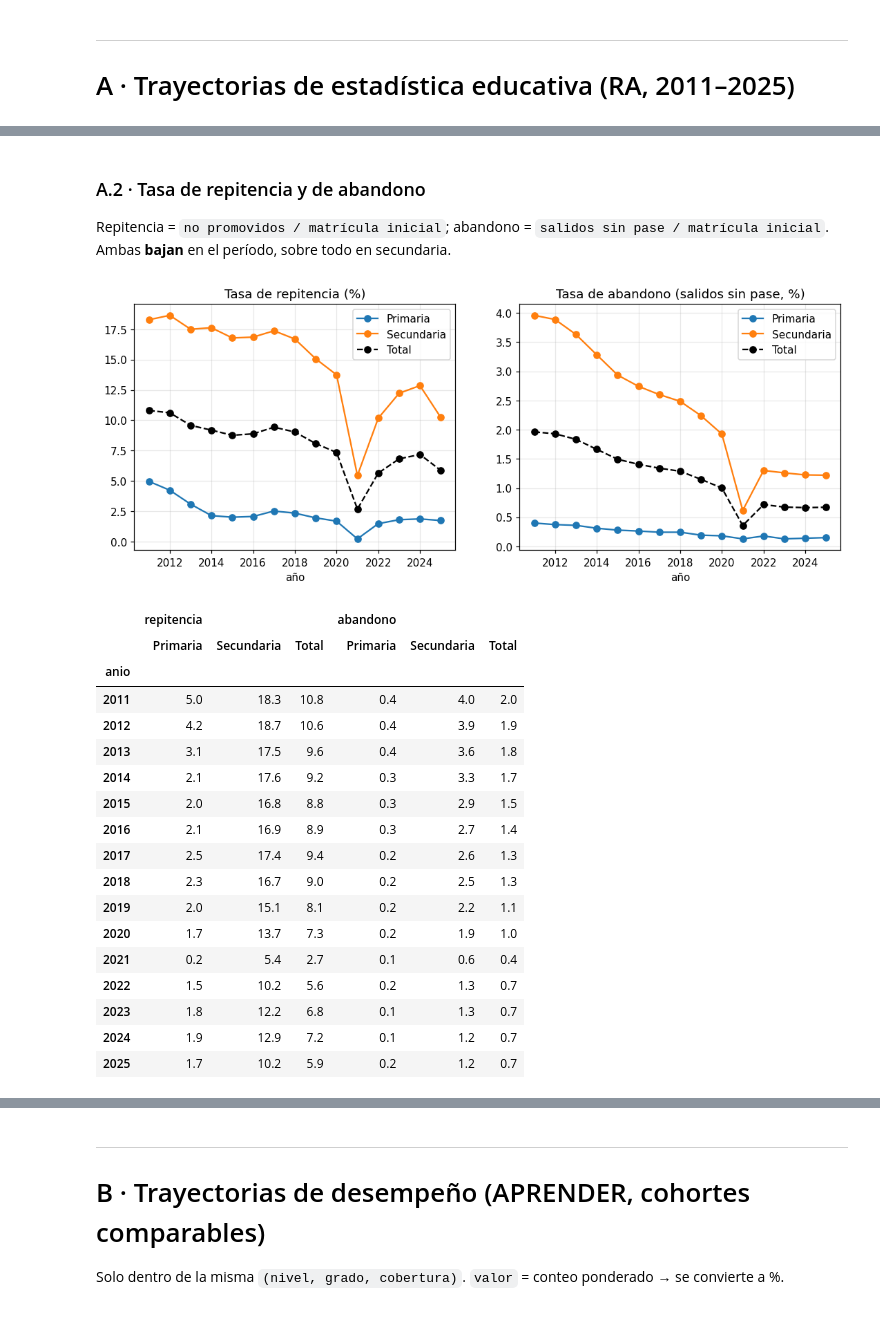
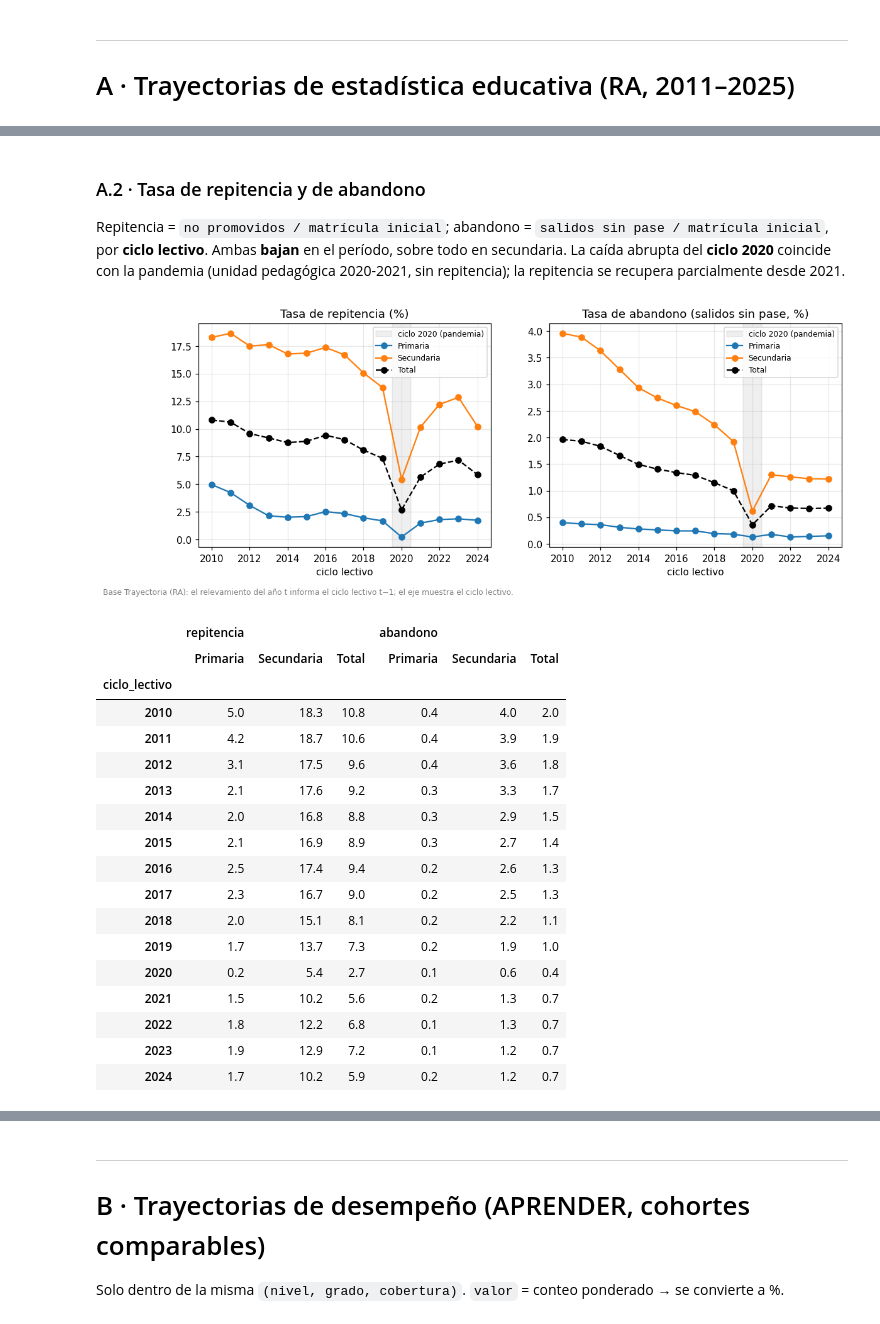
Before and after one commit to santiagoriverti/analisis_pruebas_aprender, a Jupyter notebook: 01_analisis.ipynb, the cells around one changed output, grey strips where cells are left out. Drawn from its saved outputs; the diff is of its cells as text; code cells hidden in the pictures.

```diff
--- a/01_analisis.ipynb
+++ b/01_analisis.ipynb
@@ -70,6 +80,19 @@ def suma_anios(df, prefijo, anios_estudio):
     return df.groupby('anio')[cols].sum().sum(axis=1)
 def tasa(df, numerador, anios_estudio):
     return (suma_anios(df, numerador, anios_estudio) / suma_anios(df, 'inicial', anios_estudio) * 100)
+
+# --- RA Trayectoria: el relevamiento del año t informa el ciclo lectivo t-1 ---
+NOTA_CICLO = ('Base Trayectoria (RA): el relevamiento del año t informa el ciclo lectivo t−1; '
+              'el eje muestra el ciclo lectivo.')
+def a_ciclo_lectivo(tabla):
+    out = tabla.copy(); out.index = out.index - 1; out.index.name = 'ciclo_lectivo'
+    return out
+
+# --- Estilo de líneas: la serie 'Total' en negro punteado, el resto línea con marcador ---
+def estilo_total(columnas):
+    return {col: ('k--o' if str(col).startswith('Total') else '-o') for col in columnas}
+def nota(fig, texto):
+    fig.text(0.01, -0.03, texto, fontsize=8, color='gray', ha='left', va='top')
 
 # --- APRENDER: armonización de niveles de desempeño (escala de 4) ---
 ORDEN4 = ['Por debajo del básico', 'Básico', 'Satisfactorio', 'Avanzado']
@@ -174,34 +198,38 @@ guardar(fig, 'A1_matricula_por_nivel'); plt.show()
 # %% [markdown]
 ### A.2 · Tasa de repitencia y de abandono
-Repitencia = `no promovidos / matrícula inicial`; abandono = `salidos sin pase / matrícula inicial`.
-Ambas **bajan** en el período, sobre todo en secundaria.
+Repitencia = `no promovidos / matrícula inicial`; abandono = `salidos sin pase / matrícula inicial`, por **ciclo lectivo**.
+Ambas **bajan** en el período, sobre todo en secundaria. La caída abrupta del **ciclo 2020** coincide con la
+pandemia (unidad pedagógica 2020-2021, sin repitencia); la repitencia se recupera parcialmente desde 2021.
 # %%
-rep = pd.DataFrame({'Primaria': tasa(tr,'nopromo',PRIM), 'Secundaria': tasa(tr,'nopromo',SEC), 'Total': tasa(tr,'nopromo',TOTAL)})
-aba = pd.DataFrame({'Primaria': tasa(tr,'ssp',PRIM), 'Secundaria': tasa(tr,'ssp',SEC), 'Total': tasa(tr,'ssp',TOTAL)})
+rep = a_ciclo_lectivo(pd.DataFrame({'Primaria': tasa(tr,'nopromo',PRIM), 'Secundaria': tasa(tr,'nopromo',SEC), 'Total': tasa(tr,'nopromo',TOTAL)}))
+aba = a_ciclo_lectivo(pd.DataFrame({'Primaria': tasa(tr,'ssp',PRIM), 'Secundaria': tasa(tr,'ssp',SEC), 'Total': tasa(tr,'ssp',TOTAL)}))
 fig, ax = plt.subplots(1, 2, figsize=(12,4.2), sharex=True)
-rep.plot(marker='o', ax=ax[0], style={'Total':'k--o'}, title='Tasa de repitencia (%)'); ax[0].grid(alpha=.3); ax[0].set_xlabel('año')
-aba.plot(marker='o', ax=ax[1], style={'Total':'k--o'}, title='Tasa de abandono (salidos sin pase, %)'); ax[1].grid(alpha=.3); ax[1].set_xlabel('año')
+for a, tabla, titulo in [(ax[0], rep, 'Tasa de repitencia (%)'), (ax[1], aba, 'Tasa de abandono (salidos sin pase, %)')]:
+    a.axvspan(2019.5, 2020.5, color='gray', alpha=.12, label='ciclo 2020 (pandemia)')
+    tabla.plot(ax=a, style=estilo_total(tabla.columns), title=titulo)
+    a.grid(alpha=.3); a.set_xlabel('ciclo lectivo'); a.legend(fontsize=8)
+nota(fig, NOTA_CICLO)
 guardar(fig, 'A2_repitencia_abandono'); plt.show()
 pd.concat({'repitencia': rep.round(1), 'abandono': aba.round(1)}, axis=1)
 # %% [output]
-[figure, old version]
+[figure, new version]
 |  | repitencia |  |  | abandono |  |  |
 |  | Primaria | Secundaria | Total | Primaria | Secundaria | Total |
-| anio |  |  |  |  |  |  |
-| 2011 | 5.0 | 18.3 | 10.8 | 0.4 | 4.0 | 2.0 |
-| 2012 | 4.2 | 18.7 | 10.6 | 0.4 | 3.9 | 1.9 |
-| 2013 | 3.1 | 17.5 | 9.6 | 0.4 | 3.6 | 1.8 |
-| 2014 | 2.1 | 17.6 | 9.2 | 0.3 | 3.3 | 1.7 |
-| 2015 | 2.0 | 16.8 | 8.8 | 0.3 | 2.9 | 1.5 |
-| 2016 | 2.1 | 16.9 | 8.9 | 0.3 | 2.7 | 1.4 |
-| 2017 | 2.5 | 17.4 | 9.4 | 0.2 | 2.6 | 1.3 |
-| 2018 | 2.3 | 16.7 | 9.0 | 0.2 | 2.5 | 1.3 |
-| 2019 | 2.0 | 15.1 | 8.1 | 0.2 | 2.2 | 1.1 |
-| 2020 | 1.7 | 13.7 | 7.3 | 0.2 | 1.9 | 1.0 |
-| 2021 | 0.2 | 5.4 | 2.7 | 0.1 | 0.6 | 0.4 |
-| 2022 | 1.5 | 10.2 | 5.6 | 0.2 | 1.3 | 0.7 |
-| 2023 | 1.8 | 12.2 | 6.8 | 0.1 | 1.3 | 0.7 |
-| 2024 | 1.9 | 12.9 | 7.2 | 0.1 | 1.2 | 0.7 |
-| 2025 | 1.7 | 10.2 | 5.9 | 0.2 | 1.2 | 0.7 |
+| ciclo_lectivo |  |  |  |  |  |  |
+| 2010 | 5.0 | 18.3 | 10.8 | 0.4 | 4.0 | 2.0 |
+| 2011 | 4.2 | 18.7 | 10.6 | 0.4 | 3.9 | 1.9 |
+| 2012 | 3.1 | 17.5 | 9.6 | 0.4 | 3.6 | 1.8 |
+| 2013 | 2.1 | 17.6 | 9.2 | 0.3 | 3.3 | 1.7 |
+| 2014 | 2.0 | 16.8 | 8.8 | 0.3 | 2.9 | 1.5 |
+| 2015 | 2.1 | 16.9 | 8.9 | 0.3 | 2.7 | 1.4 |
+| 2016 | 2.5 | 17.4 | 9.4 | 0.2 | 2.6 | 1.3 |
+| 2017 | 2.3 | 16.7 | 9.0 | 0.2 | 2.5 | 1.3 |
+| 2018 | 2.0 | 15.1 | 8.1 | 0.2 | 2.2 | 1.1 |
+| 2019 | 1.7 | 13.7 | 7.3 | 0.2 | 1.9 | 1.0 |
+| 2020 | 0.2 | 5.4 | 2.7 | 0.1 | 0.6 | 0.4 |
+| 2021 | 1.5 | 10.2 | 5.6 | 0.2 | 1.3 | 0.7 |
+| 2022 | 1.8 | 12.2 | 6.8 | 0.1 | 1.3 | 0.7 |
+| 2023 | 1.9 | 12.9 | 7.2 | 0.1 | 1.2 | 0.7 |
+| 2024 | 1.7 | 10.2 | 5.9 | 0.2 | 1.2 | 0.7 |
 # %% [markdown]
 ### A.3 · Cargos docentes
```
Also changed, not shown: parts of 15 cells of this notebook, 3 other files.
